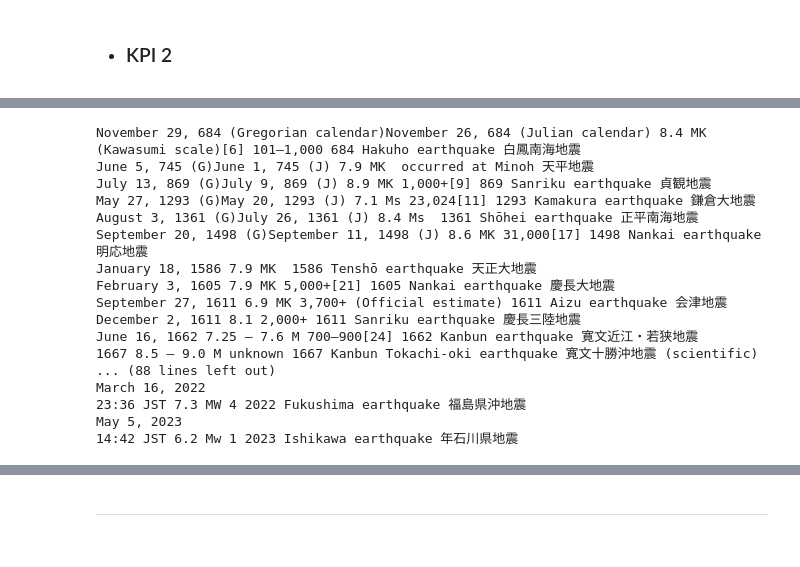
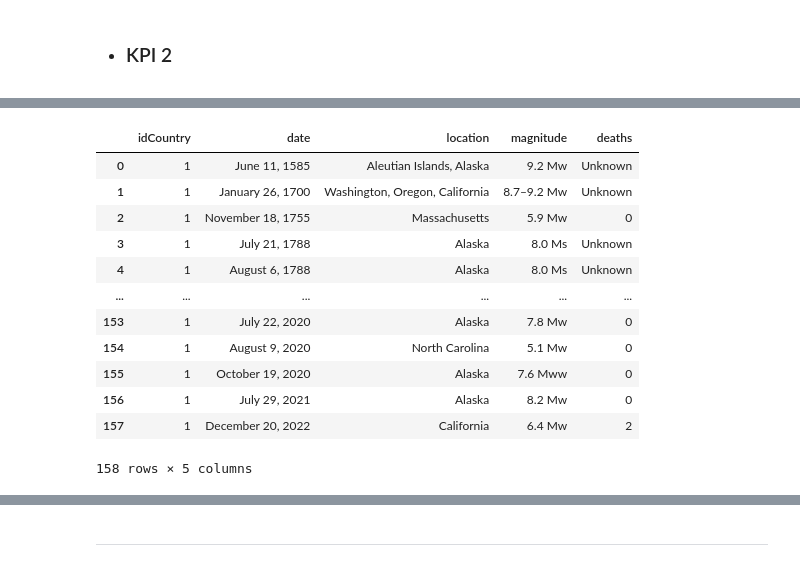
Before and after one commit to ReneRamosTrvn/alertas_sismicas, a Jupyter notebook: ETL.ipynb, the cells around one changed output, grey strips where cells are left out. Drawn from its saved outputs; the diff is of its cells as text; code cells hidden in the pictures.

```diff
--- a/ETL.ipynb
+++ b/ETL.ipynb
@@ -359,55 +366,43 @@ for row in rows[1:]: # Saltamos la primera fila que contiene los encabezados de
 # %%
 # USA
 import requests
 from bs4 import BeautifulSoup
 
+
 url = 'https://en.wikipedia.org/wiki/List_of_earthquakes_in_the_United_States'
 response = requests.get(url)
 soup = BeautifulSoup(response.text, 'html.parser')
 
+
 seccion = soup.find('div', {'class': 'mw-parser-output'})
 rows = seccion.find_all("tr")
-for row in rows[1:]: # Saltamos la primera fila que contiene los encabezados de la tabla
+
+data_usa = []
+for row in rows[1:159]:
     cols = row.find_all('td')
-    date_time = cols[0].text.strip()
+    date = cols[0].text.strip()
     location = cols[1].text.strip()
     magnitude = cols[2].text.strip()
-    intensity = cols[3].text.strip()
-    print(date_time, location, magnitude, intensity)
+    deaths = cols[3].text.strip()
+    data_usa.append([date, location, magnitude, deaths])
+
+# Crear dataframe
+df_usa = pd.DataFrame(data_usa, columns=["date", "location", "magnitude", "deaths"])
+# Mostrar el dataframe
+df_usa["idCountry"] = 1
+df_usa = df_usa[["idCountry","date","location","magnitude","deaths"]]
+df_usa
+# %% [output]
+|  | idCountry | date | location | magnitude | deaths |
+| 0 | 1 | June 11, 1585 | Aleutian Islands, Alaska | 9.2 Mw | Unknown |
+| 1 | 1 | January 26, 1700 | Washington, Oregon, California | 8.7–9.2 Mw | Unknown |
+| 2 | 1 | November 18, 1755 | Massachusetts | 5.9 Mw | 0 |
+| 3 | 1 | July 21, 1788 | Alaska | 8.0 Ms | Unknown |
+| 4 | 1 | August 6, 1788 | Alaska | 8.0 Ms | Unknown |
+| ... | ... | ... | ... | ... | ... |
+| 153 | 1 | July 22, 2020 | Alaska | 7.8 Mw | 0 |
+| 154 | 1 | August 9, 2020 | North Carolina | 5.1 Mw | 0 |
+| 155 | 1 | October 19, 2020 | Alaska | 7.6 Mww | 0 |
+| 156 | 1 | July 29, 2021 | Alaska | 8.2 Mw | 0 |
+| 157 | 1 | December 20, 2022 | California | 6.4 Mw | 2 |
+158 rows × 5 columns
-# %%
-# Japon
-import requests
-from bs4 import BeautifulSoup
-
-url = 'https://en.wikipedia.org/wiki/List_of_earthquakes_in_Japan'
-response = requests.get(url)
-soup = BeautifulSoup(response.text, 'html.parser')
-
-seccion = soup.find('table', {'id': 'stripe'})
-rows = seccion.find_all("tr")
-for row in rows[1:]: # Saltamos la primera fila que contiene los encabezados de la tabla
-    cols = row.find_all('td')
-    date_time = cols[0].text.strip()
-    location = cols[1].text.strip()
-    magnitude = cols[2].text.strip()
-    intensity = cols[3].text.strip()
-    emission_date_time = cols[4].text.strip()
-    print(date_time, location, magnitude, intensity, emission_date_time)
-# %% [output]
-November 29, 684 (Gregorian calendar)November 26, 684 (Julian calendar) 8.4 MK (Kawasumi scale)[6] 101–1,000 684 Hakuho earthquake 白鳳南海地震
-June 5, 745 (G)June 1, 745 (J) 7.9 MK  occurred at Minoh 天平地震
-July 13, 869 (G)July 9, 869 (J) 8.9 MK 1,000+[9] 869 Sanriku earthquake 貞観地震
-May 27, 1293 (G)May 20, 1293 (J) 7.1 Ms 23,024[11] 1293 Kamakura earthquake 鎌倉大地震
-August 3, 1361 (G)July 26, 1361 (J) 8.4 Ms  1361 Shōhei earthquake 正平南海地震
-September 20, 1498 (G)September 11, 1498 (J) 8.6 MK 31,000[17] 1498 Nankai earthquake 明応地震
-January 18, 1586 7.9 MK  1586 Tenshō earthquake 天正大地震
-February 3, 1605 7.9 MK 5,000+[21] 1605 Nankai earthquake 慶長大地震
-September 27, 1611 6.9 MK 3,700+ (Official estimate) 1611 Aizu earthquake 会津地震
-December 2, 1611 8.1 2,000+ 1611 Sanriku earthquake 慶長三陸地震
-June 16, 1662 7.25 – 7.6 M 700–900[24] 1662 Kanbun earthquake 寛文近江・若狭地震
-1667 8.5 – 9.0 M unknown 1667 Kanbun Tokachi-oki earthquake 寛文十勝沖地震 (scientific)
-... (88 lines left out)
-March 16, 2022
-23:36 JST 7.3 MW 4 2022 Fukushima earthquake 福島県沖地震
-May 5, 2023
-14:42 JST 6.2 Mw 1 2023 Ishikawa earthquake 年石川県地震
```
Also changed, not shown: parts of 19 cells of this notebook.
